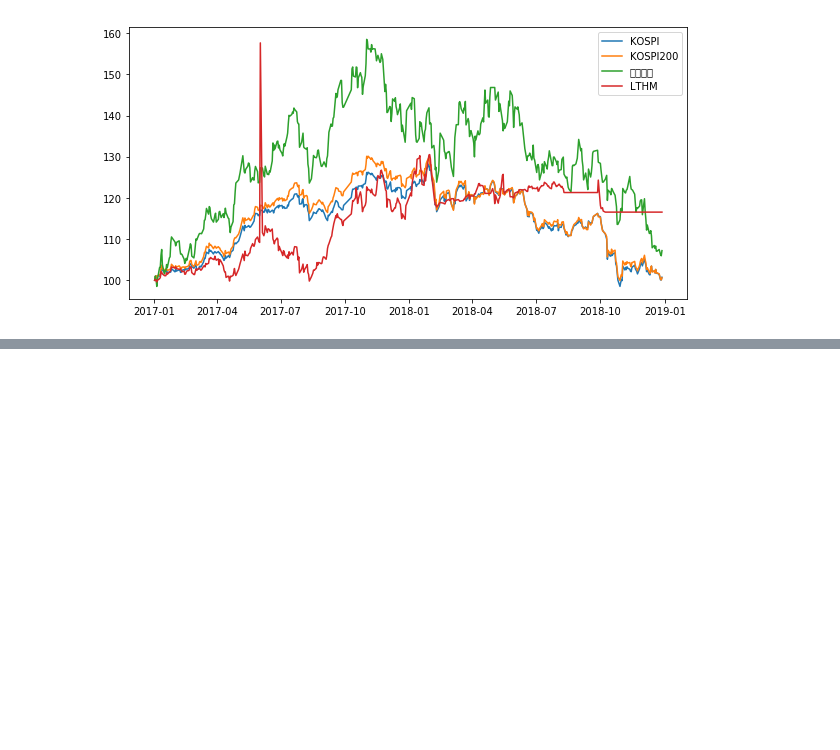
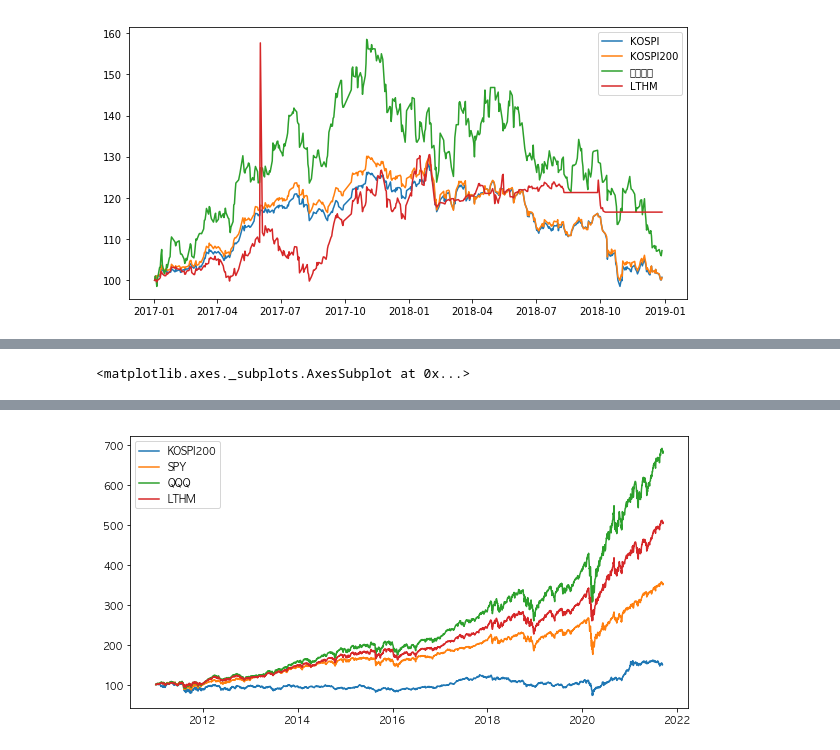
Before and after one commit to thyun/test-quant, a Jupyter notebook: backtest.ipynb, the cells around one changed output, grey strips where cells are left out. Saved outputs shown, nothing was run; the diff lists cells and outputs as text; code cells hidden in the pictures; blank space fills up the shorter version.

```diff
--- a/backtest.ipynb
+++ b/backtest.ipynb
@@ -591,7 +598,24 @@ class Asset:
         count = math.floor(self.cash / price)
         return count
 
-    def sell(self, code, price):
+    def sell(self, code, count, price):
+        if (not self.is_stock(code)):
+            print("Asset.sell(): stock not exist", code)
+            return
+        stock = self.get_stock(code)
+        if (count > stock.count):
+            print("Asset.sell(): count=%d > stock.count=%d", count, stock.count)
+            return
+
+        amount = count * price
+        self.cash += amount
+        stock.sell(count, price)
+
+        if (stock.count == 0):
+            del self.stocks[code]
+        self.eval()
+
+    def sell_all(self, code, price):
         if (not self.is_stock(code)):
             print("Asset.sell(): stock not exist", code)
             return
@@ -636,7 +660,7 @@ class Asset:
         cash_percent = round(self.cash/self.total*100,2)
         log.info("Asset.display(): total=%d cash=%d cash_percent=%.2f", self.total, self.cash, cash_percent)
         for k, v in self.stocks.items():
-            log.info("     code=%s stock_name=%s count=%d price=%d amount=%d highest_price=%d profit_percent=%.2f", \
+            log.info("     code=%s stock_name=%s count=%d price=%.2f amount=%d highest_price=%.2f profit_percent=%.2f", \
                      v.code, v.stock_name, v.count, v.price, v.amount, v.highest_price, v.get_profit_percent())
             #print("    ", "code=", v.code, "stock_name=", v.stock_name, \
             #      "count=", v.count, "price=", v.price, "amount=", v.amount, \
@@ -1101,0 +1375,8 @@ system.set_data(system_data)
+# %%
+reset_dict()
+system = DM3(max_percent=70)
+
+for year in range(2011,2016):
+    load_std_dict(std_dict, year)
+    load_ticker_dict(ticker_dict, year)
+    system.backtest(year)
@@ -1101,0 +1424,4 @@ system.set_data(system_data)
+# %%
+system.asset.display()
+show_chart()
+# %% [output]
@@ -1101,0 +1430 @@ system.set_data(system_data)
+<matplotlib.axes._subplots.AxesSubplot at 0x...>
@@ -1101,0 +1435 @@ system.set_data(system_data)
+[figure, added]
```
Also changed, not shown: parts of 30 cells of this notebook, 2 other files.
